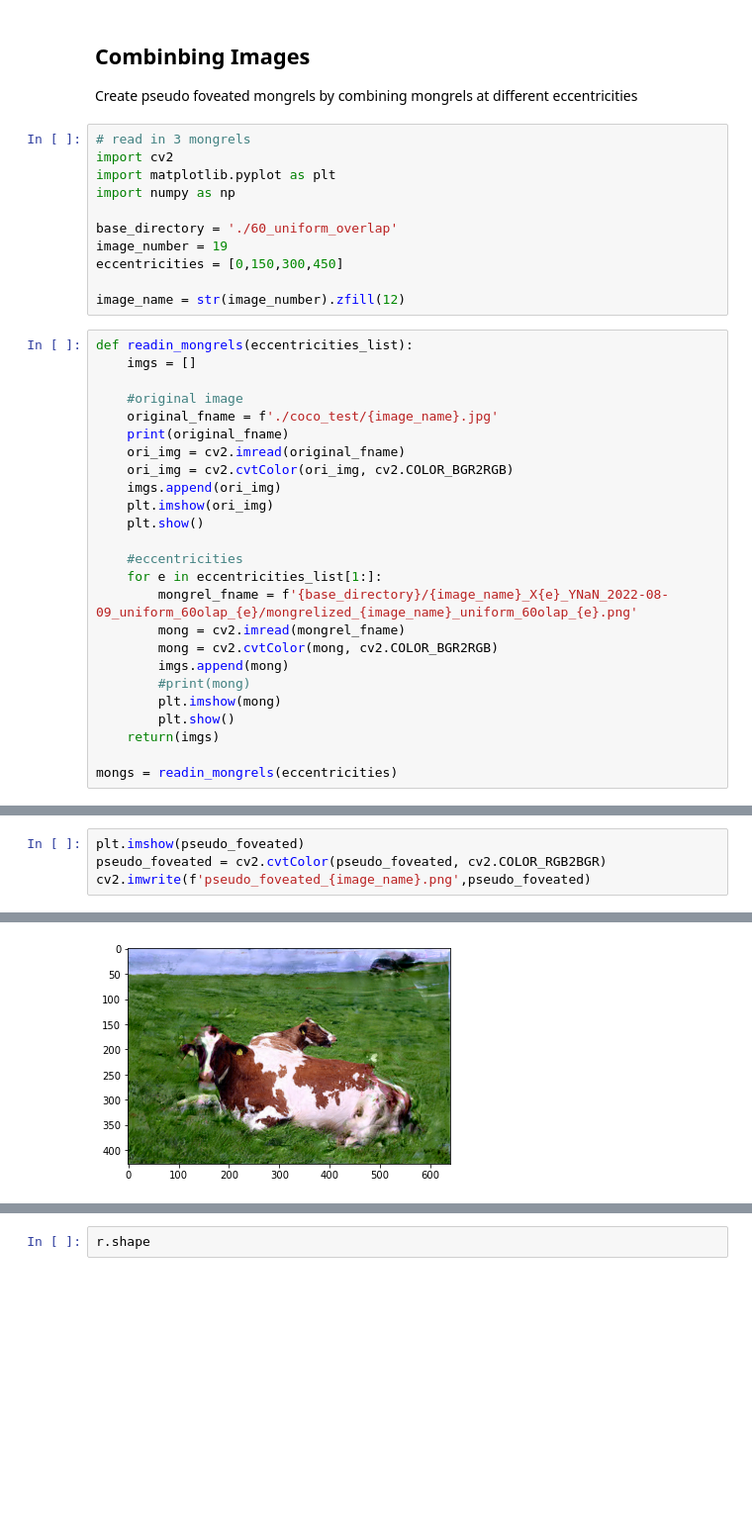
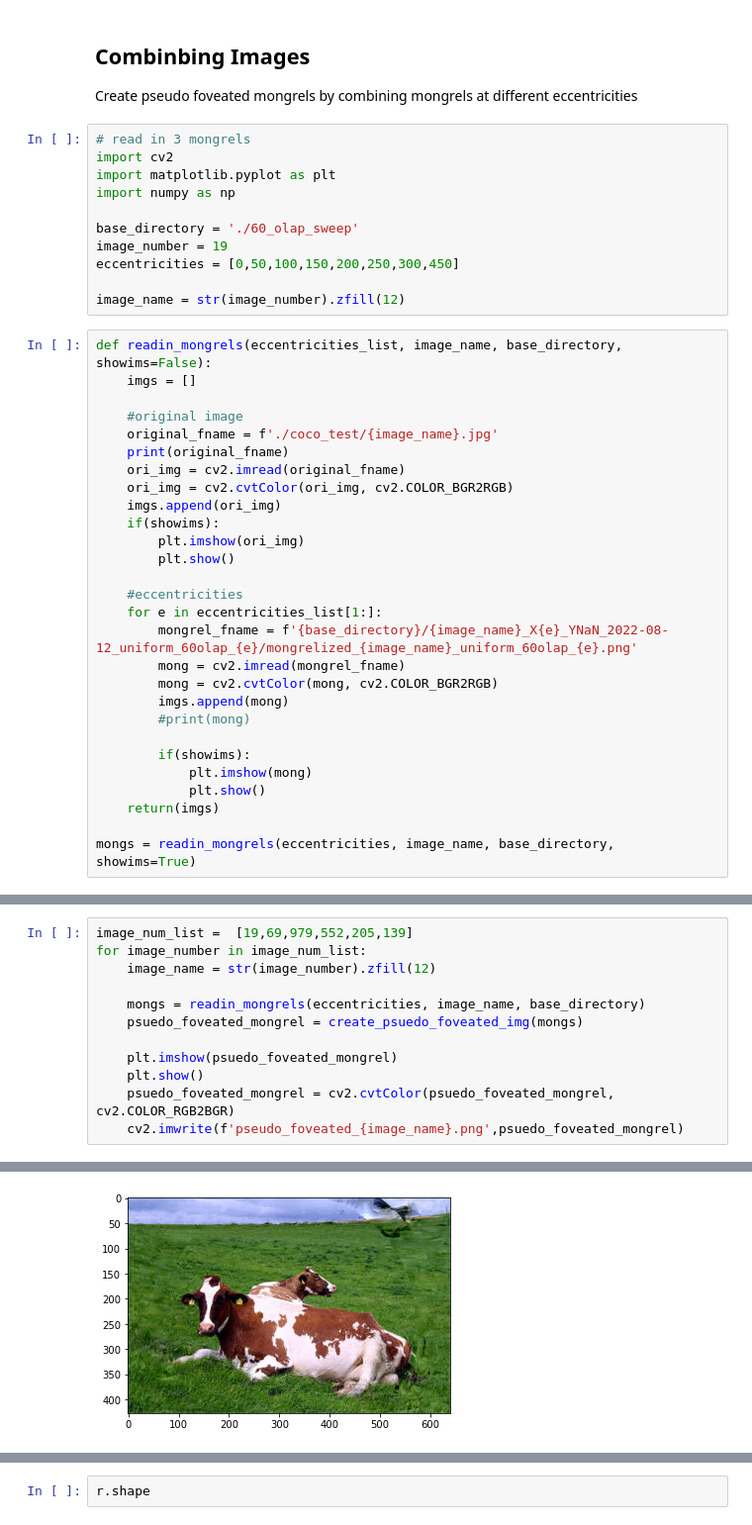
Before and after one commit to RosenholtzLab/TTM, a Jupyter notebook: SewPsudoFoveatedMongrel.ipynb, the cells around one changed output, grey strips where cells are left out. Shown at 99% size. Saved outputs shown, nothing was run; the diff lists cells and outputs as text; blank space fills up the shorter version.

```diff
--- a/SewPsudoFoveatedMongrel.ipynb
+++ b/SewPsudoFoveatedMongrel.ipynb
@@ -8,13 +8,13 @@ import cv2
 import matplotlib.pyplot as plt
 import numpy as np
 
-base_directory = './60_uniform_overlap'
+base_directory = './60_olap_sweep'
 image_number = 19
-eccentricities = [0,150,300,450]
+eccentricities = [0,50,100,150,200,250,300,450]
 
 image_name = str(image_number).zfill(12)
 # %%
-def readin_mongrels(eccentricities_list):
+def readin_mongrels(eccentricities_list, image_name, base_directory, showims=False):
     imgs = []
 
     #original image
@@ -23,21 +23,24 @@ def readin_mongrels(eccentricities_list):
     ori_img = cv2.imread(original_fname)
     ori_img = cv2.cvtColor(ori_img, cv2.COLOR_BGR2RGB)
     imgs.append(ori_img)
-    plt.imshow(ori_img)
-    plt.show()
+    if(showims):
+        plt.imshow(ori_img)
+        plt.show()
 
     #eccentricities
     for e in eccentricities_list[1:]:
-        mongrel_fname = f'{base_directory}/{image_name}_X{e}_YNaN_2022-08-09_uniform_60olap_{e}/mongrelized_{image_name}_uniform_60olap_{e}.png'
+        mongrel_fname = f'{base_directory}/{image_name}_X{e}_YNaN_2022-08-12_uniform_60olap_{e}/mongrelized_{image_name}_uniform_60olap_{e}.png'
         mong = cv2.imread(mongrel_fname)
         mong = cv2.cvtColor(mong, cv2.COLOR_BGR2RGB)
         imgs.append(mong)
         #print(mong)
-        plt.imshow(mong)
-        plt.show()
+
+        if(showims):
+            plt.imshow(mong)
+            plt.show()
     return(imgs)
 
-mongs = readin_mongrels(eccentricities)
+mongs = readin_mongrels(eccentricities, image_name, base_directory, showims=True)
 # %% [output]
 ./coco_test/000000000019.jpg
 [figure]
@@ -120,5 +105,13 @@ for i, ecc in enumerate(eccentricities):
 # %%
-plt.imshow(pseudo_foveated)
-pseudo_foveated = cv2.cvtColor(pseudo_foveated, cv2.COLOR_RGB2BGR)
-cv2.imwrite(f'pseudo_foveated_{image_name}.png',pseudo_foveated)
+image_num_list =  [19,69,979,552,205,139]
+for image_number in image_num_list:
+    image_name = str(image_number).zfill(12)
+
+    mongs = readin_mongrels(eccentricities, image_name, base_directory)
+    psuedo_foveated_mongrel = create_psuedo_foveated_img(mongs)
+
+    plt.imshow(psuedo_foveated_mongrel)
+    plt.show()
+    psuedo_foveated_mongrel = cv2.cvtColor(psuedo_foveated_mongrel, cv2.COLOR_RGB2BGR)
+    cv2.imwrite(f'pseudo_foveated_{image_name}.png',psuedo_foveated_mongrel)
 # %% [output]
@@ -126 +119 @@ True
-[figure, old version]
+[figure, new version]
```
Also changed, not shown: parts of 3 cells of this notebook.
